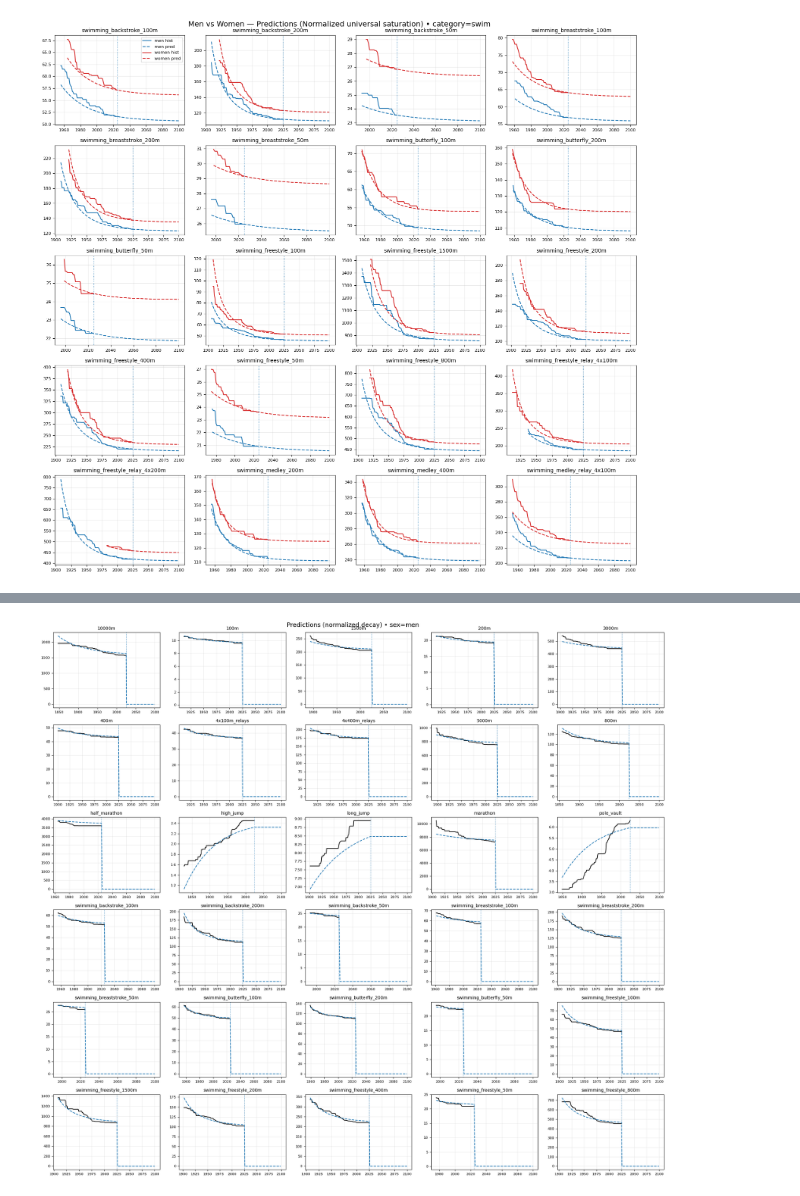
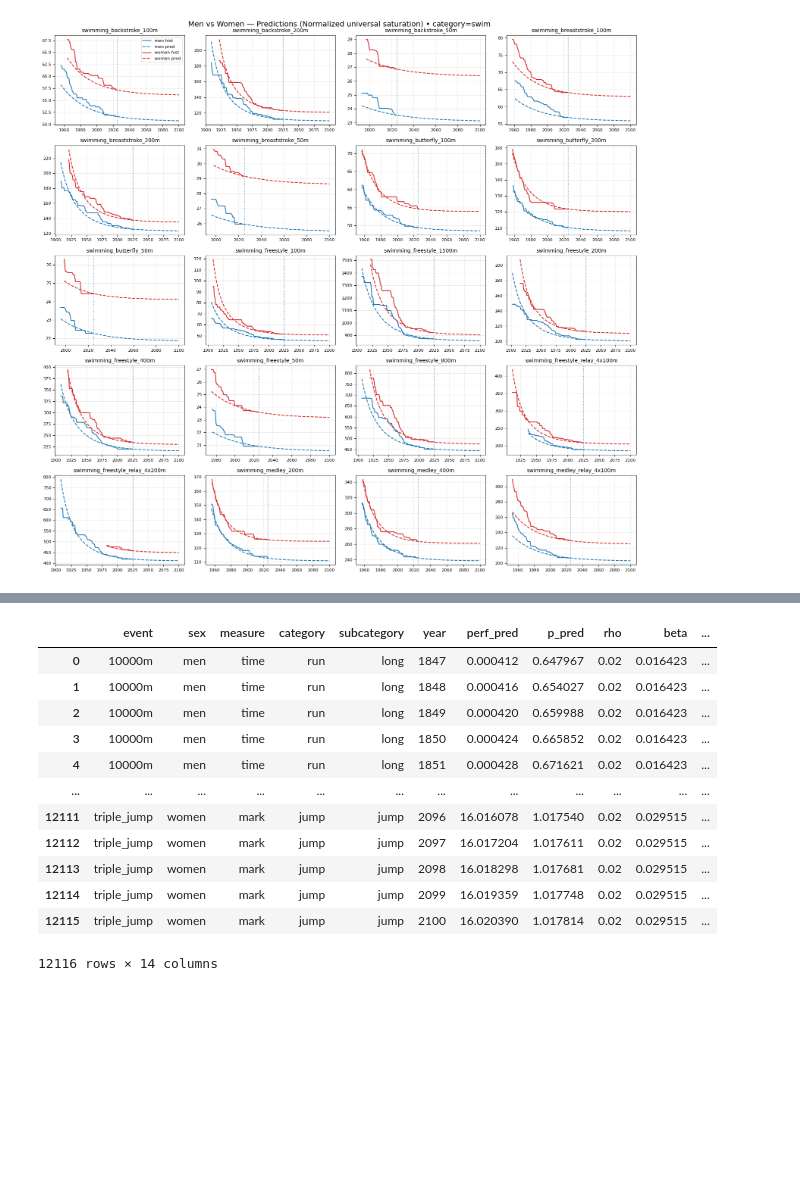
Before and after one commit to dunatomas/gender-gap-performance, a Jupyter notebook: notebooks/03_prediction.ipynb, the cells around one changed output, grey strips where cells are left out. Saved outputs shown, nothing was run; the diff lists cells and outputs as text; code cells hidden in the pictures; blank space fills up the shorter version.

```diff
--- a/notebooks/03_prediction.ipynb
+++ b/notebooks/03_prediction.ipynb
@@ -844,26 +343,0 @@ preds = pd.concat(preds, ignore_index=True)
-# %%
-### Join predictions back with history for plotting
-
-plot_df = preds.merge(
-    record_curve[
-        ["event", "sex", "year", "perf_best_so_far", "measure", "category", "subcategory"]
-    ],
-    on=["event", "sex", "year"],
-    how="left"
-)
-
-# Convert performance back to native units for plotting
-plot_df["y_hist"] = np.where(
-    plot_df["measure"] == "time",
-    1.0 / plot_df["perf_best_so_far"],
-    plot_df["perf_best_so_far"]
-)
-
-plot_df["y_pred"] = np.where(
-    plot_df["measure"] == "time",
-    1.0 / plot_df["perf_pred"],
-    plot_df["perf_pred"]
-)
-
-bad = plot_df[(plot_df["measure"] == "time") & (plot_df["y_pred"] < 1)]
-bad[["event","sex","year","y_pred"]].head(20)
@@ -970,8 +344,16 @@ def plot_prediction_grid(
-# %%
-plot_prediction_grid(
-    plot_df,
-    sex="men",
-    invert_time_axis=False
-)
-# %% [output]
-[figure, removed]
+# %%
+plot_df
+# %% [output]
+|  | event | sex | measure | category | subcategory | year | perf_pred | p_pred | rho | beta | ... |
+| 0 | 10000m | men | time | run | long | 1847 | 0.000412 | 0.647967 | 0.02 | 0.016423 | ... |
+| 1 | 10000m | men | time | run | long | 1848 | 0.000416 | 0.654027 | 0.02 | 0.016423 | ... |
+| 2 | 10000m | men | time | run | long | 1849 | 0.000420 | 0.659988 | 0.02 | 0.016423 | ... |
+| 3 | 10000m | men | time | run | long | 1850 | 0.000424 | 0.665852 | 0.02 | 0.016423 | ... |
+| 4 | 10000m | men | time | run | long | 1851 | 0.000428 | 0.671621 | 0.02 | 0.016423 | ... |
+| ... | ... | ... | ... | ... | ... | ... | ... | ... | ... | ... | ... |
+| 12111 | triple_jump | women | mark | jump | jump | 2096 | 16.016078 | 1.017540 | 0.02 | 0.029515 | ... |
+| 12112 | triple_jump | women | mark | jump | jump | 2097 | 16.017204 | 1.017611 | 0.02 | 0.029515 | ... |
+| 12113 | triple_jump | women | mark | jump | jump | 2098 | 16.018298 | 1.017681 | 0.02 | 0.029515 | ... |
+| 12114 | triple_jump | women | mark | jump | jump | 2099 | 16.019359 | 1.017748 | 0.02 | 0.029515 | ... |
+| 12115 | triple_jump | women | mark | jump | jump | 2100 | 16.020390 | 1.017814 | 0.02 | 0.029515 | ... |
+12116 rows × 14 columns
```
Also changed, not shown: parts of 19 cells of this notebook, 3 other files.
